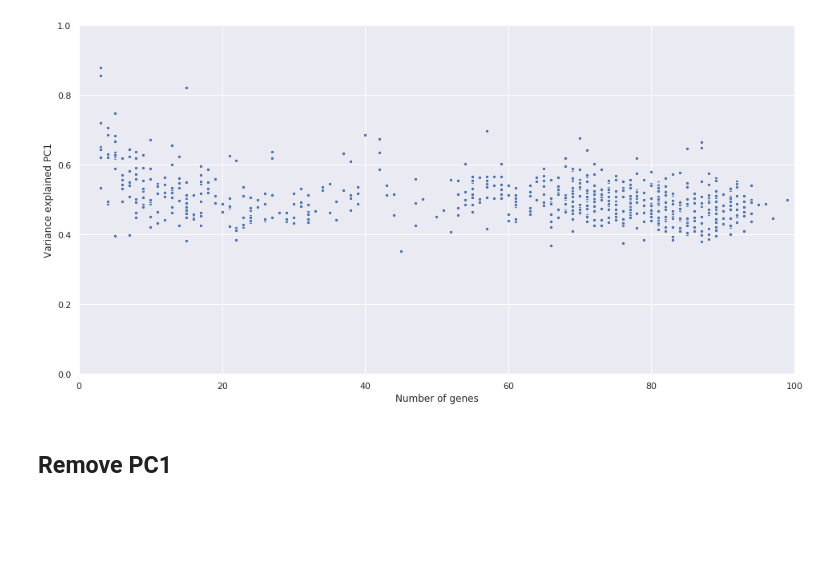
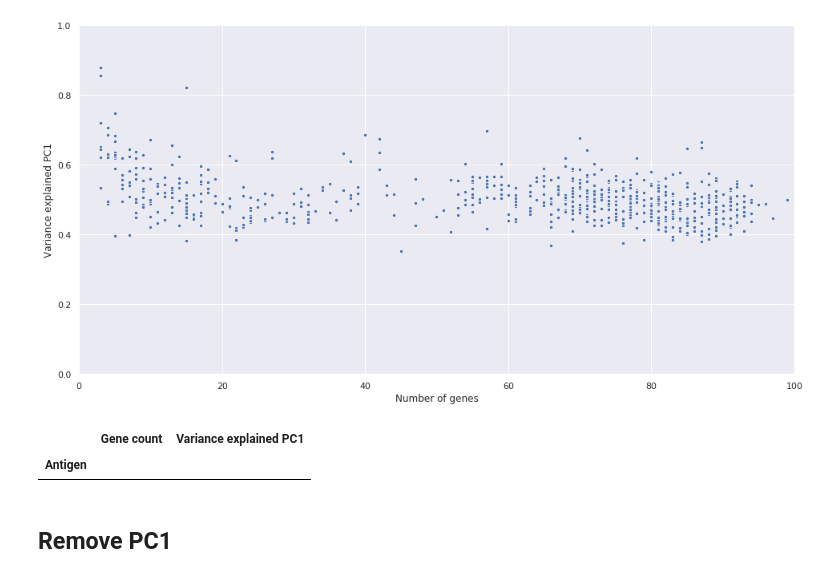
Before and after one commit to statisticalbiotechnology/translong, a Jupyter notebook: src/Results.ipynb, the cells around one changed output. Saved outputs shown, nothing was run; the diff lists cells and outputs as text; code cells hidden in the pictures; blank space fills up the shorter version.

```diff
--- a/src/Results.ipynb
+++ b/src/Results.ipynb
@@ -33,7 +33,7 @@ PC_values, var_exp, contributions = Trong.main(10,MACS2=300,MAX=100,n_pc=1,PC=1,
 [figure]
 [figure]
 # %%
-TF_gene_sets, contributions = trong.datacheck(10,MACS2=300,MAX=100,n_pc=1,varexp=[1])
+TF_gene_sets, var_exp, contributions = trong.datacheck(10,MACS2=300,MAX=100,n_pc=1,varexp=[1])
 # %% [output]
 Hsf2 has less than 3 genes associated with it and is therefore disregarded.
 Myt1 has less than 3 genes associated with it and is therefore disregarded.
@@ -46,6 +46,11 @@ Suv39h1 has less than 3 genes associated with it and is therefore disregarded.
 Uhrf1 has less than 3 genes associated with it and is therefore disregarded.
 Was has less than 3 genes associated with it and is therefore disregarded.
 [figure]
+# %%
+var_exp.loc[var_exp['Gene count']>20].loc[var_exp['Variance explained PC1']>.7]
+# %% [output]
+|  | Gene count | Variance explained PC1 |
+| Antigen |  |  |
 # %% [markdown]
 ## Remove PC1
 # %%
```
Also changed, not shown: parts of 10 cells of this notebook, 1 other file.
